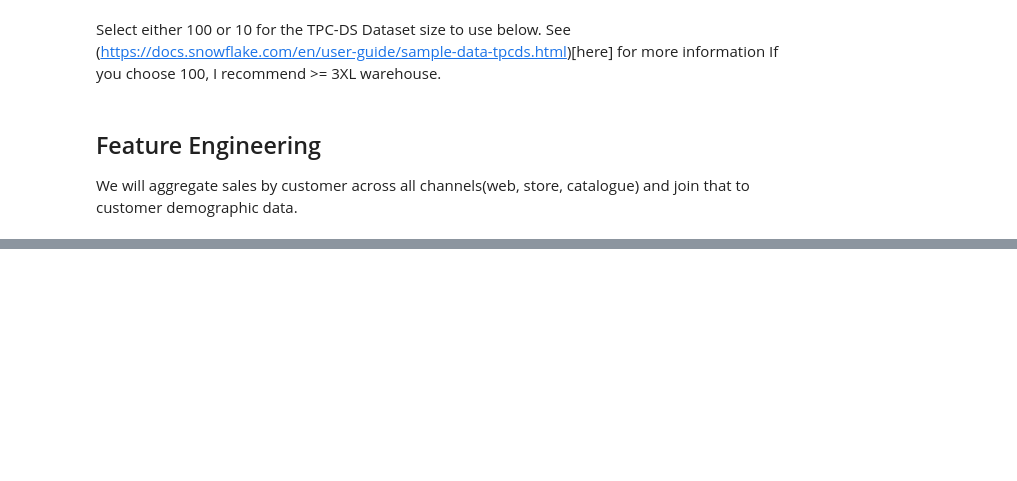
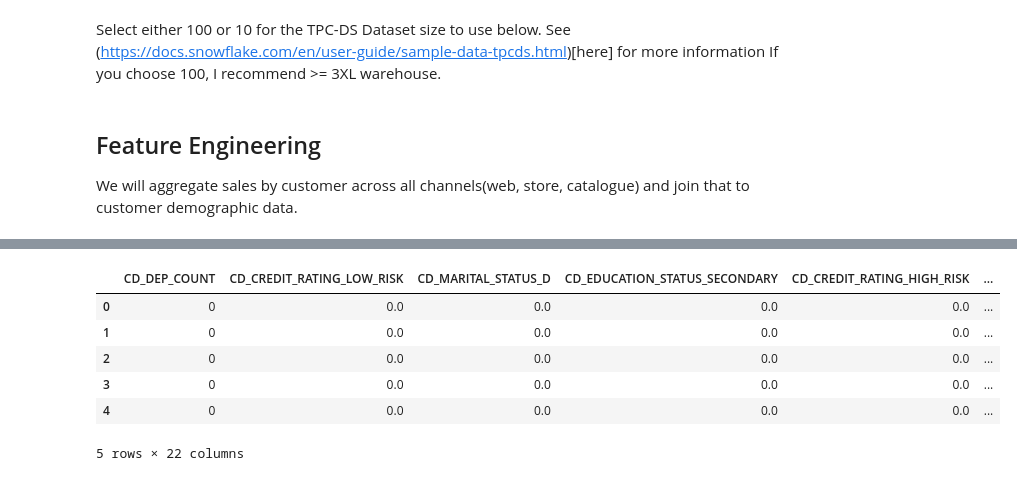
Before and after one commit to Snowflake-Labs/snowpark-python-demos, a Jupyter notebook: tpcds-customer-lifetime-value/xgboost_tpcds.ipynb, the cells around one changed output, grey strips where cells are left out. Cells and saved outputs as stored; diff of their text form; code cells hidden in the pictures; blank space fills up the shorter version.

```diff
--- a/tpcds-customer-lifetime-value/xgboost_tpcds.ipynb
+++ b/tpcds-customer-lifetime-value/xgboost_tpcds.ipynb
@@ -198,0 +196,10 @@ inference_df.count()
+# %%
+# Prepare Data for modeling
+feature_cols = sdf_prepared.columns
+feature_cols.remove('TOTAL_SALES')
+target_col = 'TOTAL_SALES'
+# %%
+# save the train and test sets as time stamped tables in Snowflake
+snowdf_train, snowdf_test = sdf_prepared.random_split([0.8, 0.2], seed=82)
+snowdf_train.write.mode("overwrite").save_as_table("tpcds_xgboost.demo.tpc_TRAIN")
+snowdf_test.write.mode("overwrite").save_as_table("tpcds_xgboost.demo.tpc_TEST")
@@ -198,0 +213,13 @@ inference_df.count()
+# %%
+# Score the data using the fitted xgbmodel
+sdf_scored = xgbmodel.predict(snowdf_test)
+# %%
+sdf_scored.limit(5).to_pandas()
+# %% [output]
+|  | CD_DEP_COUNT | CD_CREDIT_RATING_LOW_RISK | CD_MARITAL_STATUS_D | CD_EDUCATION_STATUS_SECONDARY | CD_CREDIT_RATING_HIGH_RISK | ... |
+| 0 | 0 | 0.0 | 0.0 | 0.0 | 0.0 | ... |
+| 1 | 0 | 0.0 | 0.0 | 0.0 | 0.0 | ... |
+| 2 | 0 | 0.0 | 0.0 | 0.0 | 0.0 | ... |
+| 3 | 0 | 0.0 | 0.0 | 0.0 | 0.0 | ... |
+| 4 | 0 | 0.0 | 0.0 | 0.0 | 0.0 | ... |
+5 rows × 22 columns
```
Also changed, not shown: parts of 58 cells of this notebook, 5 other files.
